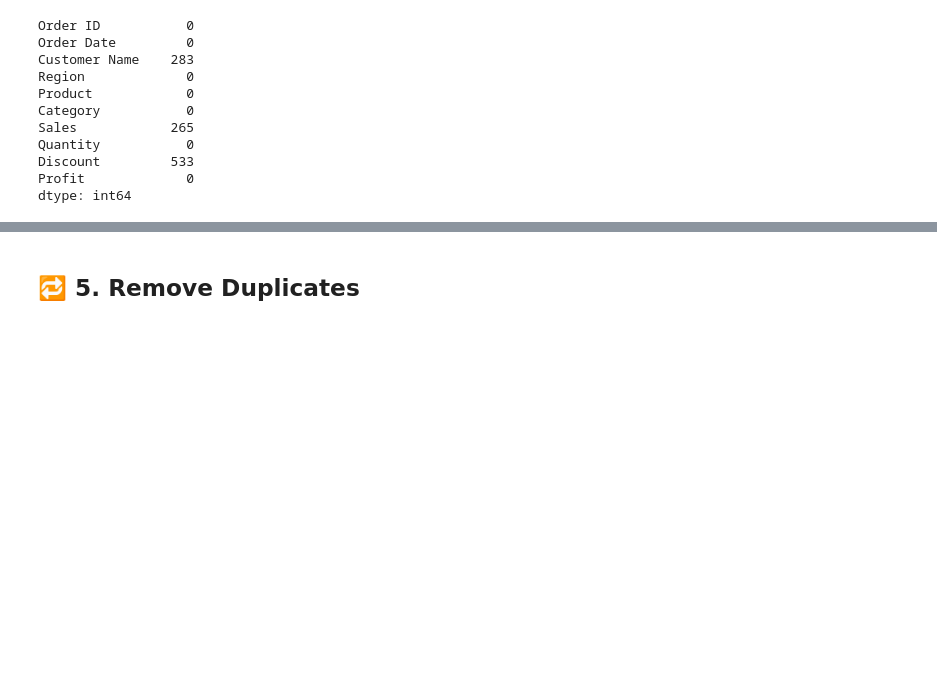
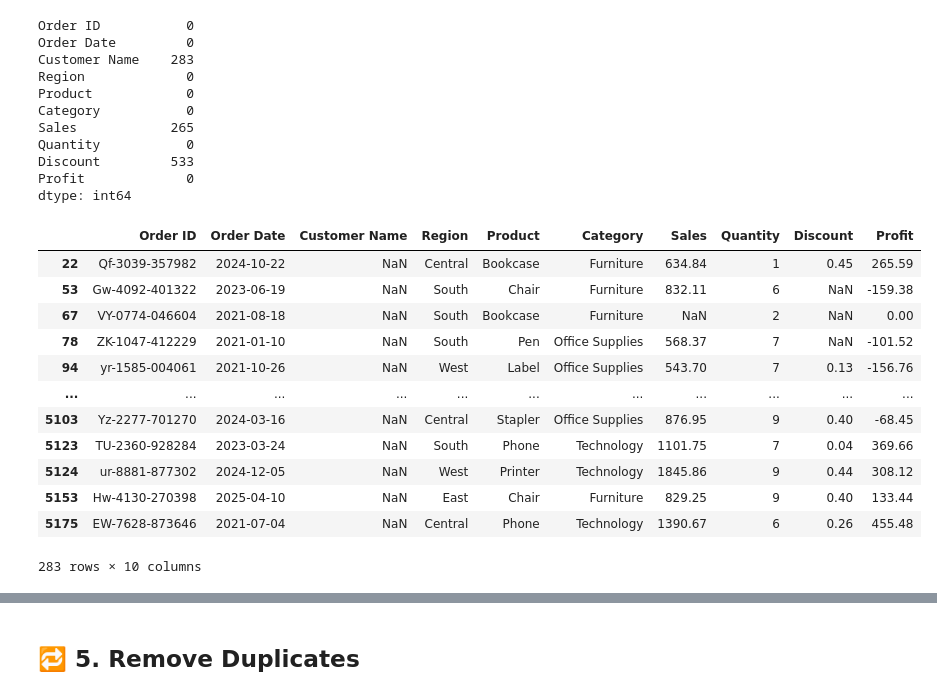
Before and after one commit to ThakurPradeepRawat/Sales_Data_analysis, a Jupyter notebook: Data_Cleaning_Preprocessing_Sales.ipynb, the cells around one changed output, grey strips where cells are left out. Saved outputs shown, nothing was run; the diff lists cells and outputs as text; code cells hidden in the pictures; blank space fills up the shorter version.

```diff
--- a/Data_Cleaning_Preprocessing_Sales.ipynb
+++ b/Data_Cleaning_Preprocessing_Sales.ipynb
@@ -91,3 +100,19 @@ Quantity           0
 Discount         533
 Profit             0
 dtype: int64
+# %%
+df[df["Customer Name"].isnull()] #check missing values in customer name
+# %% [output]
+|  | Order ID | Order Date | Customer Name | Region | Product | Category | Sales | Quantity | Discount | Profit |
+| 22 | Qf-3039-357982 | 2024-10-22 | NaN | Central | Bookcase | Furniture | 634.84 | 1 | 0.45 | 265.59 |
+| 53 | Gw-4092-401322 | 2023-06-19 | NaN | South | Chair | Furniture | 832.11 | 6 | NaN | -159.38 |
+| 67 | VY-0774-046604 | 2021-08-18 | NaN | South | Bookcase | Furniture | NaN | 2 | NaN | 0.00 |
+| 78 | ZK-1047-412229 | 2021-01-10 | NaN | South | Pen | Office Supplies | 568.37 | 7 | NaN | -101.52 |
+| 94 | yr-1585-004061 | 2021-10-26 | NaN | West | Label | Office Supplies | 543.70 | 7 | 0.13 | -156.76 |
+| ... | ... | ... | ... | ... | ... | ... | ... | ... | ... | ... |
+| 5103 | Yz-2277-701270 | 2024-03-16 | NaN | Central | Stapler | Office Supplies | 876.95 | 9 | 0.40 | -68.45 |
+| 5123 | TU-2360-928284 | 2023-03-24 | NaN | South | Phone | Technology | 1101.75 | 7 | 0.04 | 369.66 |
+| 5124 | ur-8881-877302 | 2024-12-05 | NaN | West | Printer | Technology | 1845.86 | 9 | 0.44 | 308.12 |
+| 5153 | Hw-4130-270398 | 2025-04-10 | NaN | East | Chair | Furniture | 829.25 | 9 | 0.40 | 133.44 |
+| 5175 | EW-7628-873646 | 2021-07-04 | NaN | Central | Phone | Technology | 1390.67 | 6 | 0.26 | 455.48 |
+283 rows × 10 columns
```
Also changed, not shown: parts of 17 cells of this notebook.
